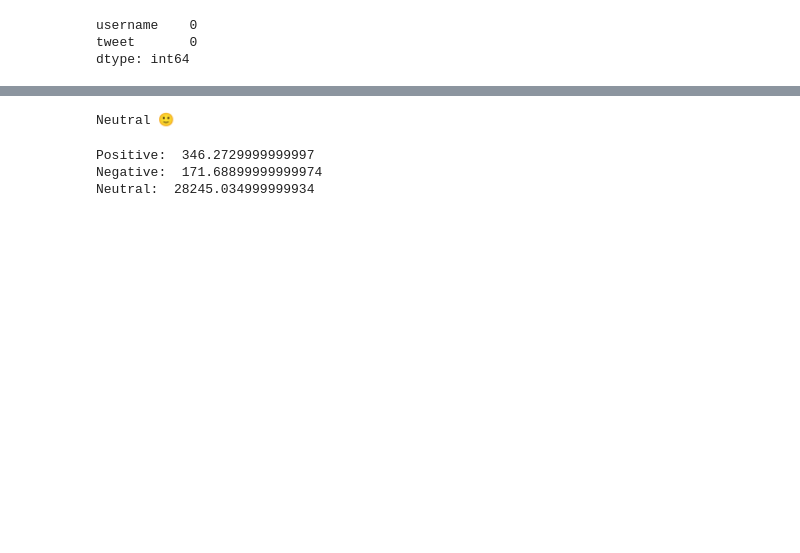
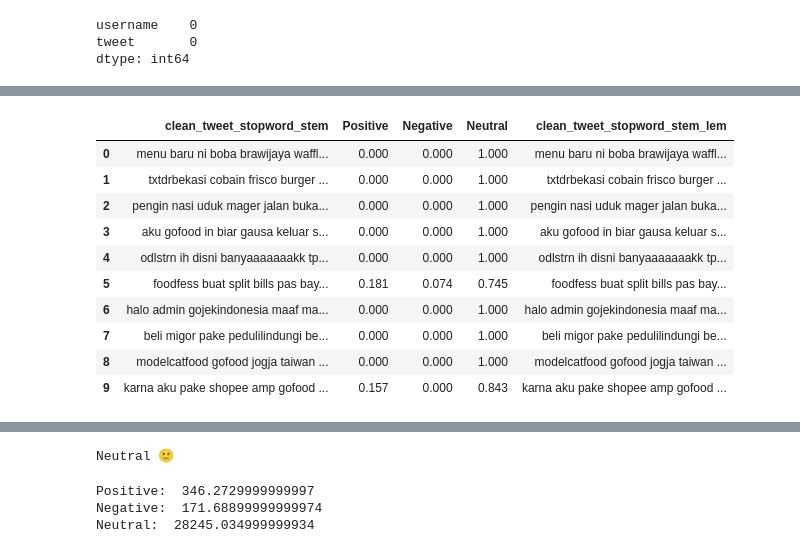
Before and after one commit to roannarum/Gofood-Sentiment, a Jupyter notebook: Gofood_sentiment_analyst.ipynb, the cells around one changed output, grey strips where cells are left out. Saved outputs shown, nothing was run; the diff lists cells and outputs as text; code cells hidden in the pictures; blank space fills up the shorter version.

```diff
--- a/Gofood_sentiment_analyst.ipynb
+++ b/Gofood_sentiment_analyst.ipynb
@@ -114,3 +116,18 @@ def lemmatizing(text):
+# %%
+data["clean_tweet_stopword_stem_lem"] = data["clean_tweet_stopword_stem"].apply(text_steming)
+data.head(10)
+# %% [output]
+|  | clean_tweet_stopword_stem | Positive | Negative | Neutral | clean_tweet_stopword_stem_lem |
+| 0 | menu baru ni boba brawijaya waffl... | 0.000 | 0.000 | 1.000 | menu baru ni boba brawijaya waffl... |
+| 1 | txtdrbekasi cobain frisco burger ... | 0.000 | 0.000 | 1.000 | txtdrbekasi cobain frisco burger ... |
+| 2 | pengin nasi uduk mager jalan buka... | 0.000 | 0.000 | 1.000 | pengin nasi uduk mager jalan buka... |
+| 3 | aku gofood in biar gausa keluar s... | 0.000 | 0.000 | 1.000 | aku gofood in biar gausa keluar s... |
+| 4 | odlstrn ih disni banyaaaaaaakk tp... | 0.000 | 0.000 | 1.000 | odlstrn ih disni banyaaaaaaakk tp... |
+| 5 | foodfess buat split bills pas bay... | 0.181 | 0.074 | 0.745 | foodfess buat split bills pas bay... |
+| 6 | halo admin gojekindonesia maaf ma... | 0.000 | 0.000 | 1.000 | halo admin gojekindonesia maaf ma... |
+| 7 | beli migor pake pedulilindungi be... | 0.000 | 0.000 | 1.000 | beli migor pake pedulilindungi be... |
+| 8 | modelcatfood gofood jogja taiwan ... | 0.000 | 0.000 | 1.000 | modelcatfood gofood jogja taiwan ... |
+| 9 | karna aku pake shopee amp gofood ... | 0.157 | 0.000 | 0.843 | karna aku pake shopee amp gofood ... |
 # %%
 from nltk.sentiment.vader import SentimentIntensityAnalyzer
 nltk.download('vader_lexicon')
```
Also changed, not shown: parts of 7 cells of this notebook.
